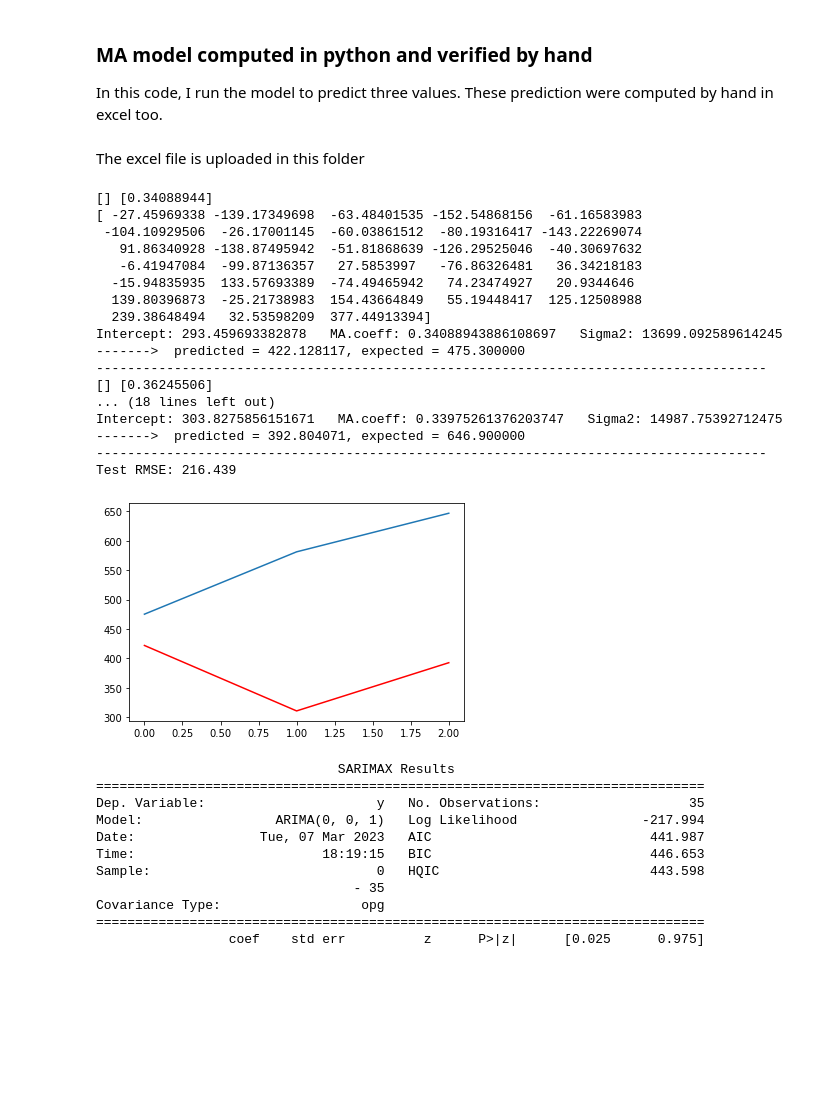
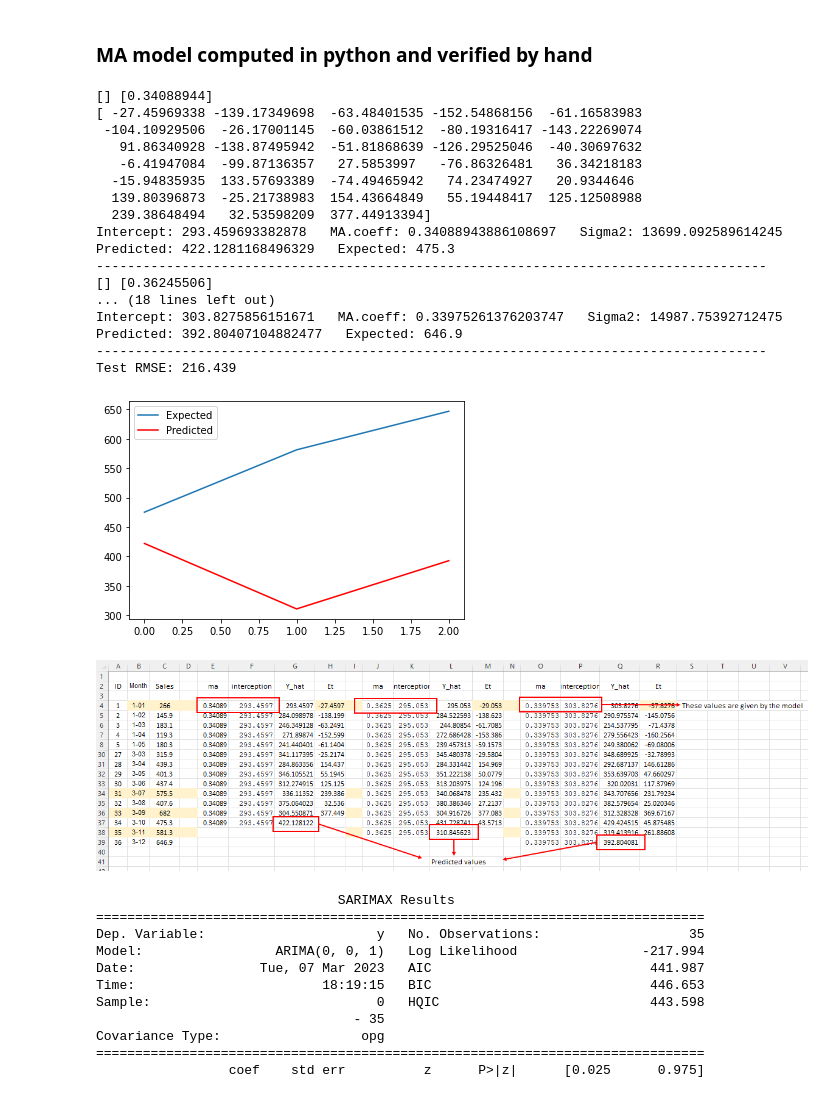
Before and after one commit to noayarae/ARIMA, a Jupyter notebook: MA_shapoo_sales_by_hand.ipynb, the cells around one changed output. Drawn from its saved outputs; the diff is of its cells as text; code cells hidden in the pictures; blank space fills up the shorter version.

```diff
--- a/MA_shapoo_sales_by_hand.ipynb
+++ b/MA_shapoo_sales_by_hand.ipynb
@@ -2,10 +2,6 @@
 <a href="https://colab.research.google.com/github/noayarae/ARIMA/blob/main/MA_shapoo_sales_by_hand.ipynb" target="_parent"><img src="https://colab.research.google.com/assets/colab-badge.svg" alt="Open In Colab"/></a>
 # %% [markdown]
 ### MA model computed in python and verified by hand
-
-In this code, I run the model to predict three values. These prediction were computed by hand in excel too.
-# %% [markdown]
-The excel file is uploaded in this folder
 # %%
 # evaluate an ARIMA model using a walk-forward validation
 from pandas import read_csv
@@ -41,39 +37,44 @@ for t in range(len(test)):
   #print(model_fit.params[0])
   print(colored(0, 0, 255, ("Intercept: "+ str(model_fit.params[0])+"   MA.coeff: "+ str(model_fit.params[1])+"   Sigma2: "+ str(model_fit.params[2]))))
   output = model_fit.forecast()
   yhat = output[0]
   predictions.append(yhat)
   obs = test[t]
   history.append(obs)
-  print('------->  predicted = %f, expected = %f' % (yhat, obs))
+  print(colored(255, 0, 0, ("Predicted: "+ str(yhat)+"   Expected: "+ str(obs))))
+  #print('------->  predicted = %f, expected = %f' % (yhat, obs))
   print('--------------------------------------------------------------------------------------')
 
 # evaluate forecasts
 rmse = sqrt(mean_squared_error(test, predictions))
 print('Test RMSE: %.3f' % rmse)
 # plot forecasts against actual outcomes
-pyplot.plot(test)
-pyplot.plot(predictions, color='red')
+pyplot.plot(test, label="Expected")
+pyplot.plot(predictions, color='red', label="Predicted")
+pyplot.legend(loc="upper left")
+
 pyplot.show()
 # %% [output]
 [] [0.34088944]
 [ -27.45969338 -139.17349698  -63.48401535 -152.54868156  -61.16583983
  -104.10929506  -26.17001145  -60.03861512  -80.19316417 -143.22269074
    91.86340928 -138.87495942  -51.81868639 -126.29525046  -40.30697632
    -6.41947084  -99.87136357   27.5853997   -76.86326481   36.34218183
   -15.94835935  133.57693389  -74.49465942   74.23474927   20.9344646
   139.80396873  -25.21738983  154.43664849   55.19448417  125.12508988
   239.38648494   32.53598209  377.44913394]
 Intercept: 293.459693382878   MA.coeff: 0.34088943886108697   Sigma2: 13699.092589614245
-------->  predicted = 422.128117, expected = 475.300000
+Predicted: 422.1281168496329   Expected: 475.3
 --------------------------------------------------------------------------------------
 [] [0.36245506]
 ... (18 lines left out)
 Intercept: 303.8275856151671   MA.coeff: 0.33975261376203747   Sigma2: 14987.75392712475
-------->  predicted = 392.804071, expected = 646.900000
+Predicted: 392.80407104882477   Expected: 646.9
 --------------------------------------------------------------------------------------
 Test RMSE: 216.439
-[figure, old version]
+[figure, new version]
+# %% [markdown]
+![MA_model_computed_by_hand_2.png](embedded-picture-1)
 # %%
 print(model_fit.summary())
 # %% [output]
```
